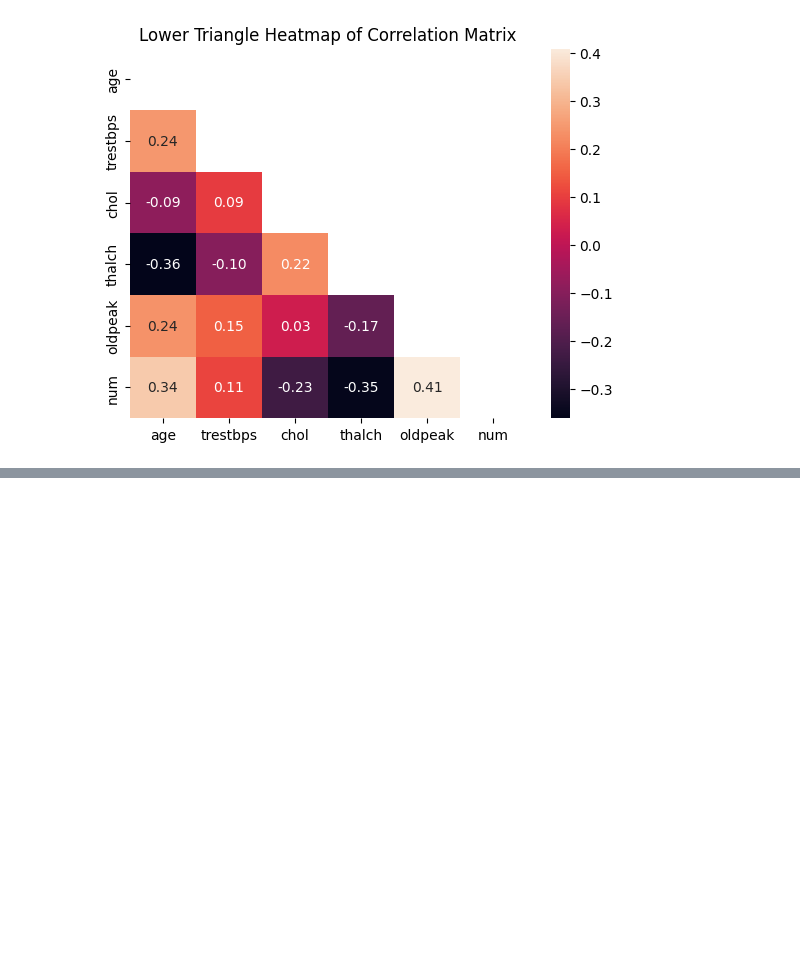
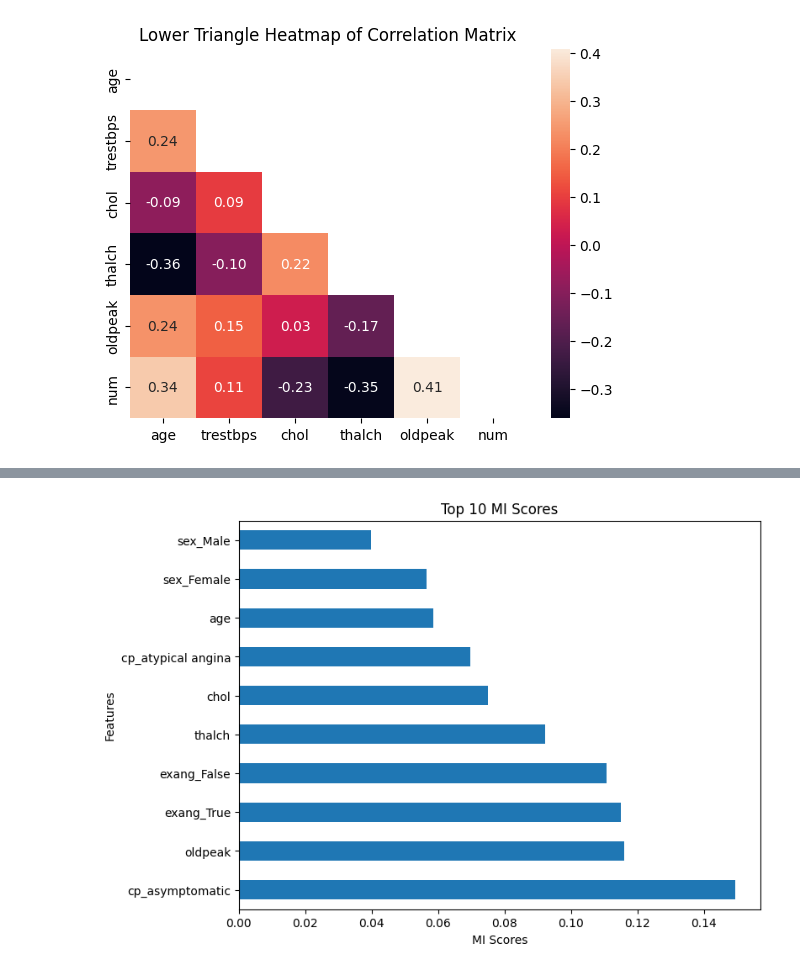
Before and after one commit to Sayed73/Heart-Disease-prediction, a Jupyter notebook: Heart_Disease_Prediction.ipynb, the cells around one changed output, grey strips where cells are left out. Drawn from its saved outputs; the diff is of its cells as text; code cells hidden in the pictures; blank space fills up the shorter version.

```diff
--- a/Heart_Disease_Prediction.ipynb
+++ b/Heart_Disease_Prediction.ipynb
@@ -355,0 +474,6 @@ plt.show()
+# %%
+slope_encoder = OneHotEncoder(handle_unknown='ignore')
+
+enc_data = pd.DataFrame(slope_encoder.fit_transform(df_copy[['slope']]).toarray(), columns = 'slope'+'_'+slope_encoder.categories_[0])
+df_copy = pd.concat([df_copy.reset_index(drop=True), enc_data.reset_index(drop=True)], axis=1)
+df_copy.drop(columns='slope', inplace=True)
@@ -355,0 +518,3 @@ plt.show()
+# %%
+y = df_copy['num']
+X = df_copy.drop(['num'] , axis=1)
@@ -355,0 +523,5 @@ plt.show()
+# %%
+# using Min-Max scaling
+scaler = MinMaxScaler()
+X_scaled = pd.DataFrame(scaler.fit_transform(X), columns=X.columns)
+X_scaled
@@ -355,0 +561,9 @@ plt.show()
+# %%
+def make_mi_scores(X, y):
+    mi_scores = mutual_info_classif(X, y, random_state=0)
+    mi_scores = pd.Series(mi_scores, name="MI Scores", index=X.columns)
+    mi_scores = mi_scores.sort_values(ascending=False)
+    return mi_scores
+
+mi_scores = make_mi_scores(X_scaled, y)
+mi_scores[:15] # show a few features with their MI scores
@@ -355,0 +587,13 @@ plt.show()
+# %%
+top_10_mi_scores = mi_scores.head(10)
+
+# Create a horizontal bar plot
+plt.figure(figsize=(8, 6))
+top_10_mi_scores.plot(kind='barh')
+plt.xlabel("MI Scores")
+plt.ylabel("Features")
+plt.title("Top 10 MI Scores")
+
+plt.show()
+# %% [output]
+[figure, added]
```
Also changed, not shown: parts of 29 cells of this notebook.
